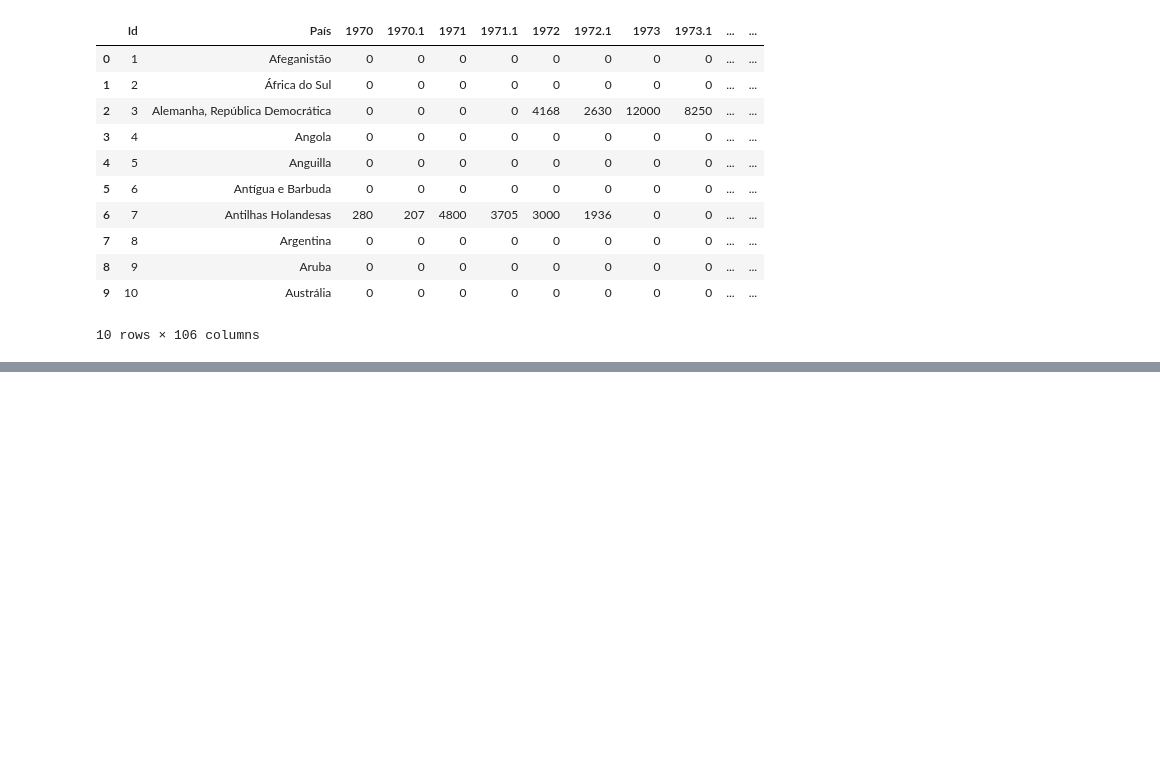
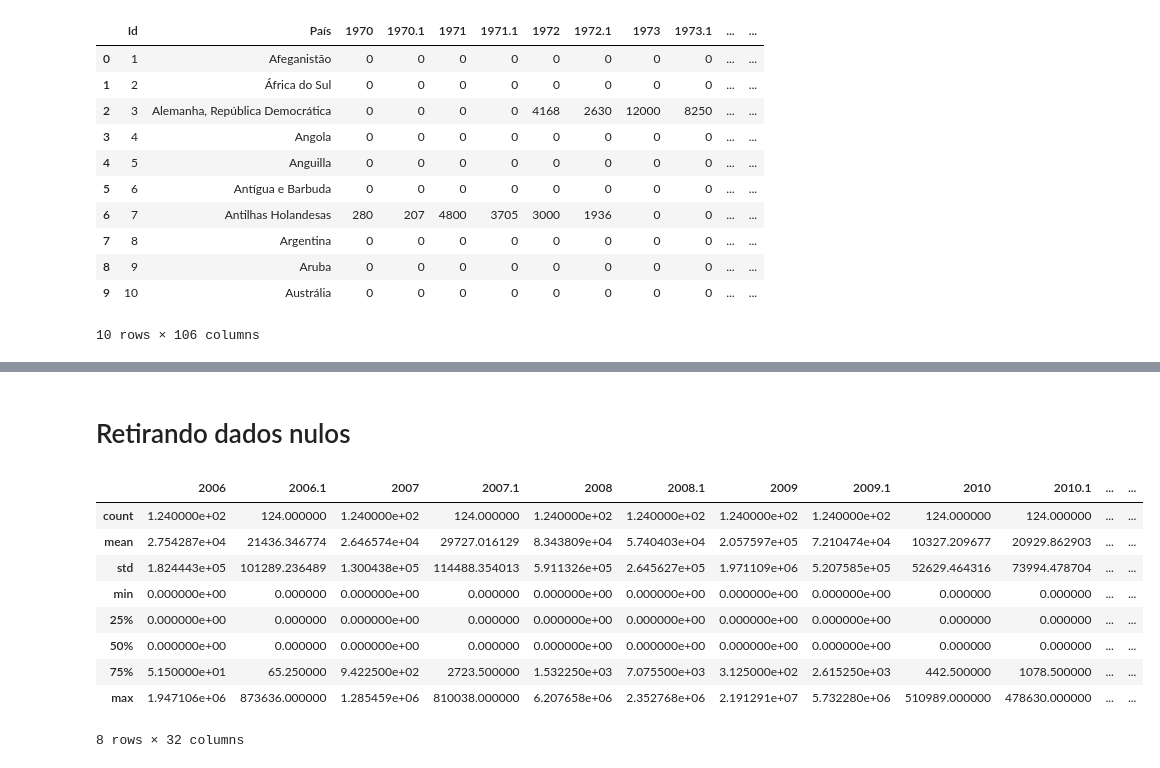
Before and after one commit to annamatias/datavisualization, a Jupyter notebook: vitivinicultura/exploratory_vinicola.ipynb, the cells around one changed output, grey strips where cells are left out. Drawn from its saved outputs; the diff is of its cells as text; code cells hidden in the pictures; blank space fills up the shorter version.

```diff
--- a/vitivinicultura/exploratory_vinicola.ipynb
+++ b/vitivinicultura/exploratory_vinicola.ipynb
@@ -52,0 +118,15 @@ df.head(10)
+# %% [markdown]
+# Retirando dados nulos
+# %%
+df_base.dropna(subset=select_cols).describe()
+# %% [output]
+|  | 2006 | 2006.1 | 2007 | 2007.1 | 2008 | 2008.1 | 2009 | 2009.1 | 2010 | 2010.1 | ... | ... |
+| count | 1.240000e+02 | 124.000000 | 1.240000e+02 | 124.000000 | 1.240000e+02 | 1.240000e+02 | 1.240000e+02 | 1.240000e+02 | 124.000000 | 124.000000 | ... | ... |
+| mean | 2.754287e+04 | 21436.346774 | 2.646574e+04 | 29727.016129 | 8.343809e+04 | 5.740403e+04 | 2.057597e+05 | 7.210474e+04 | 10327.209677 | 20929.862903 | ... | ... |
+| std | 1.824443e+05 | 101289.236489 | 1.300438e+05 | 114488.354013 | 5.911326e+05 | 2.645627e+05 | 1.971109e+06 | 5.207585e+05 | 52629.464316 | 73994.478704 | ... | ... |
+| min | 0.000000e+00 | 0.000000 | 0.000000e+00 | 0.000000 | 0.000000e+00 | 0.000000e+00 | 0.000000e+00 | 0.000000e+00 | 0.000000 | 0.000000 | ... | ... |
+| 25% | 0.000000e+00 | 0.000000 | 0.000000e+00 | 0.000000 | 0.000000e+00 | 0.000000e+00 | 0.000000e+00 | 0.000000e+00 | 0.000000 | 0.000000 | ... | ... |
+| 50% | 0.000000e+00 | 0.000000 | 0.000000e+00 | 0.000000 | 0.000000e+00 | 0.000000e+00 | 0.000000e+00 | 0.000000e+00 | 0.000000 | 0.000000 | ... | ... |
+| 75% | 5.150000e+01 | 65.250000 | 9.422500e+02 | 2723.500000 | 1.532250e+03 | 7.075500e+03 | 3.125000e+02 | 2.615250e+03 | 442.500000 | 1078.500000 | ... | ... |
+| max | 1.947106e+06 | 873636.000000 | 1.285459e+06 | 810038.000000 | 6.207658e+06 | 2.352768e+06 | 2.191291e+07 | 5.732280e+06 | 510989.000000 | 478630.000000 | ... | ... |
+8 rows × 32 columns
```
Also changed, not shown: parts of 12 cells of this notebook, 1 other file.
